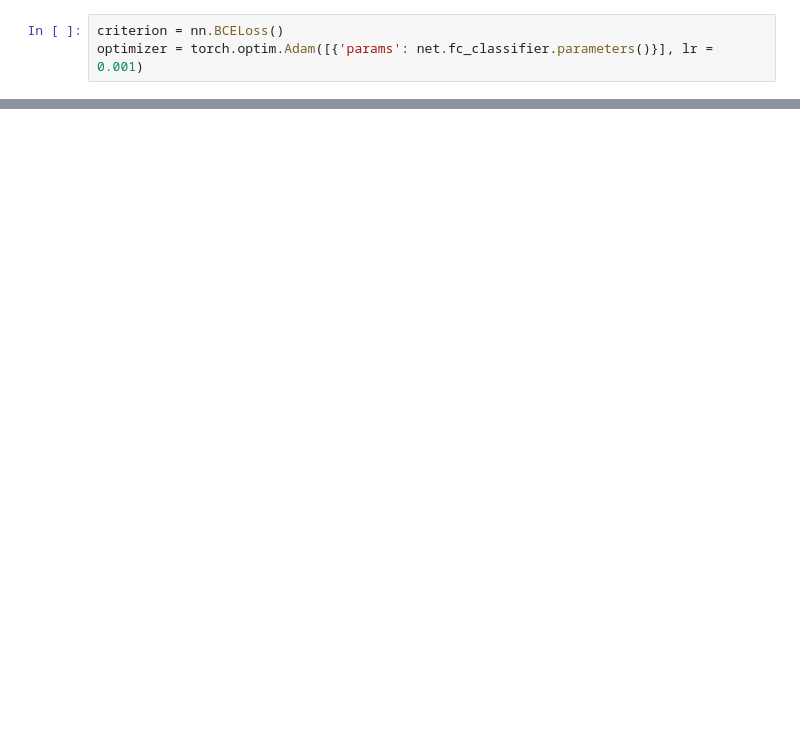
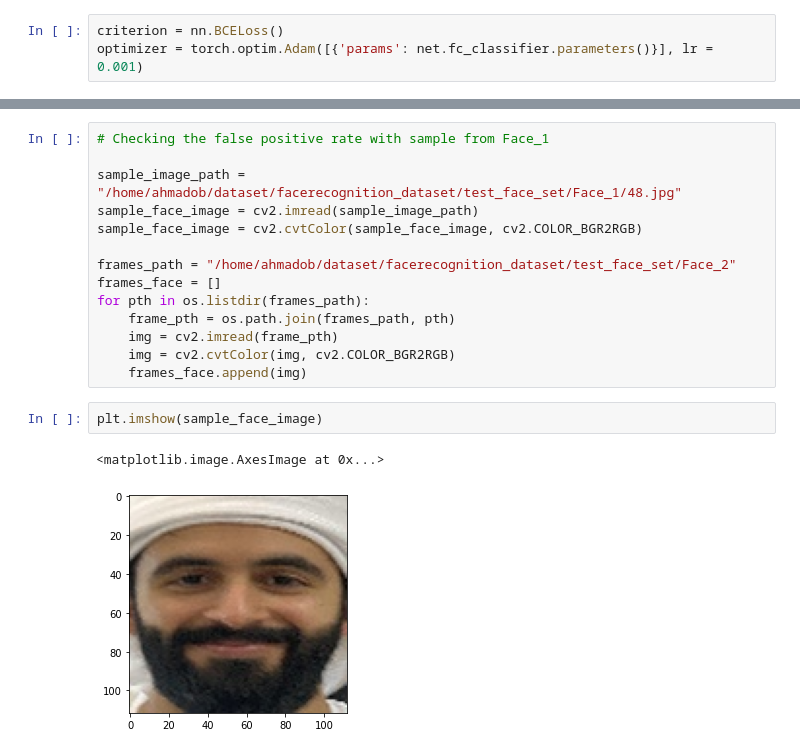
Before and after one commit to foamliu/MobileFaceNet, a Jupyter notebook: custom_classifier_training_and_testing.ipynb, the cells around one changed output, grey strips where cells are left out. Saved outputs shown, nothing was run; the diff lists cells and outputs as text; blank space fills up the shorter version.

```diff
--- a/custom_classifier_training_and_testing.ipynb
+++ b/custom_classifier_training_and_testing.ipynb
@@ -365,0 +393,19 @@ for i in pred_result:
+# %%
+# Checking the false positive rate with sample from Face_1
+
+sample_image_path = "/home/ahmadob/dataset/facerecognition_dataset/test_face_set/Face_1/48.jpg"
+sample_face_image = cv2.imread(sample_image_path)
+sample_face_image = cv2.cvtColor(sample_face_image, cv2.COLOR_BGR2RGB)
+
+frames_path = "/home/ahmadob/dataset/facerecognition_dataset/test_face_set/Face_2"
+frames_face = []
+for pth in os.listdir(frames_path):
+    frame_pth = os.path.join(frames_path, pth)
+    img = cv2.imread(frame_pth)
+    img = cv2.cvtColor(img, cv2.COLOR_BGR2RGB)
+    frames_face.append(img)
+# %%
+plt.imshow(sample_face_image)
+# %% [output]
+<matplotlib.image.AxesImage at 0x...>
+[figure, added]
```
Also changed, not shown: parts of 70 cells of this notebook.
